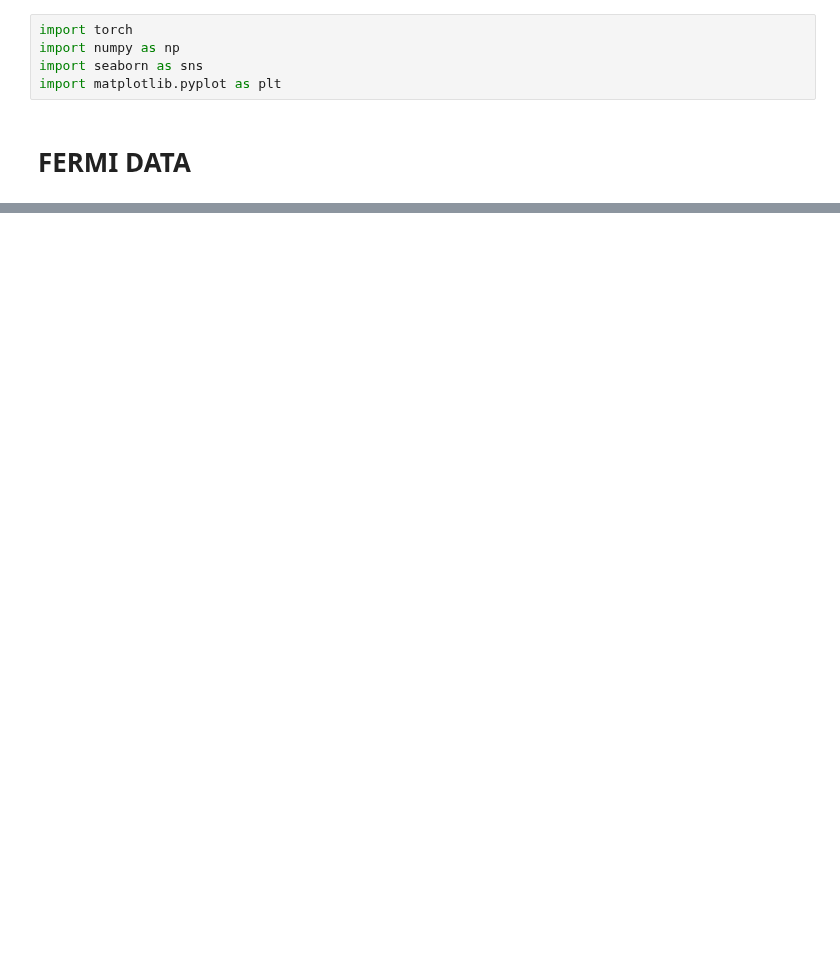
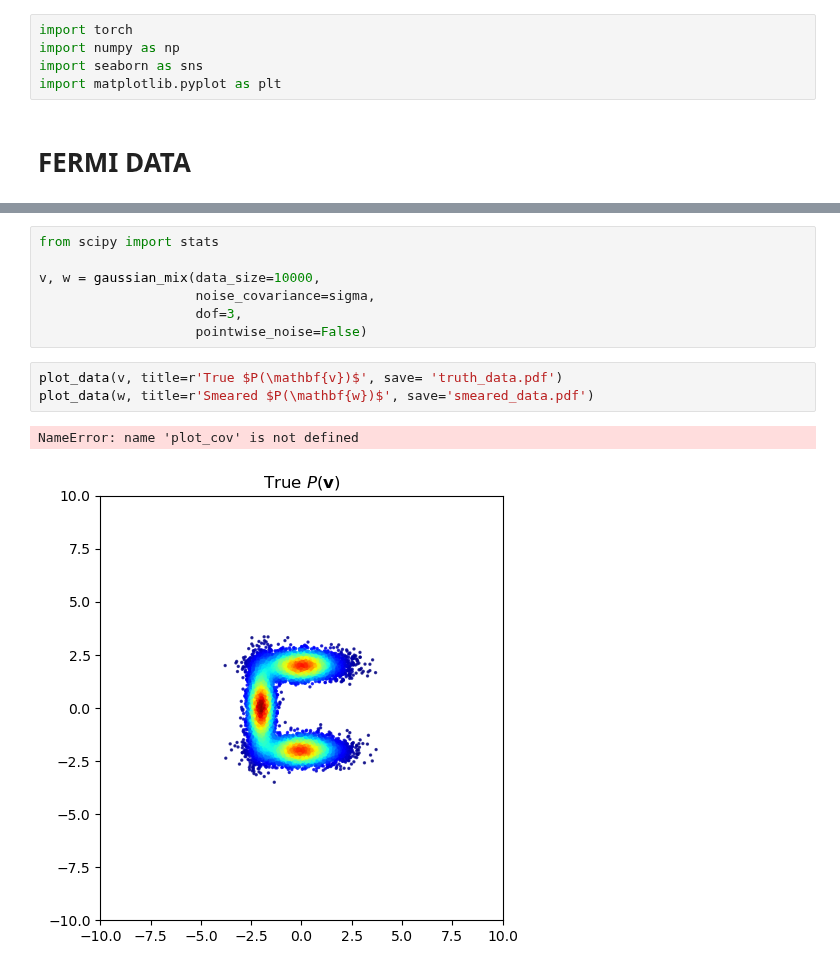
Before and after one commit to dfaroughy/DynGenModels, a Jupyter notebook: experiments/fermi.ipynb, the cells around one changed output, grey strips where cells are left out. Cells and saved outputs as stored; diff of their text form; blank space fills up the shorter version.

```diff
--- a/experiments/fermi.ipynb
+++ b/experiments/fermi.ipynb
@@ -188,0 +277,13 @@ plt.show()
+# %%
+from scipy import stats
+
+v, w = gaussian_mix(data_size=10000,
+                    noise_covariance=sigma,
+                    dof=3,
+                    pointwise_noise=False)
+# %%
+plot_data(v, title=r'True $P(\mathbf{v})$', save= 'truth_data.pdf')
+plot_data(w, title=r'Smeared $P(\mathbf{w})$', save='smeared_data.pdf')
+# %% [output]
+NameError: name 'plot_cov' is not defined
+[figure, added]
```
Also changed, not shown: parts of 16 cells of this notebook, 1 other file.
